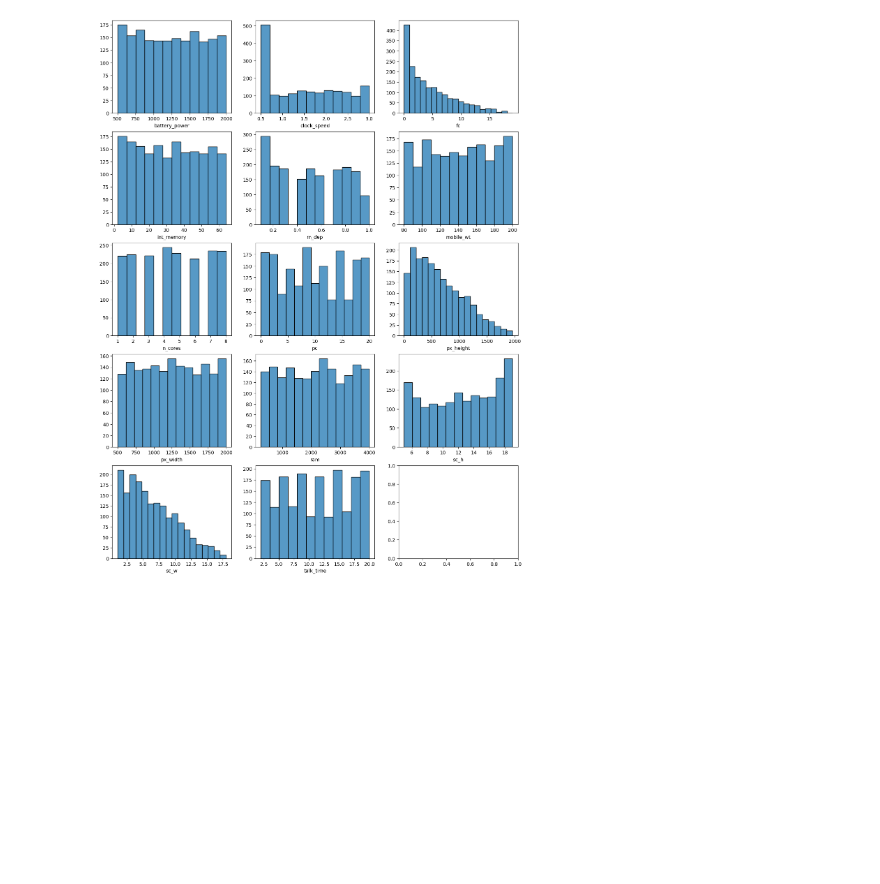
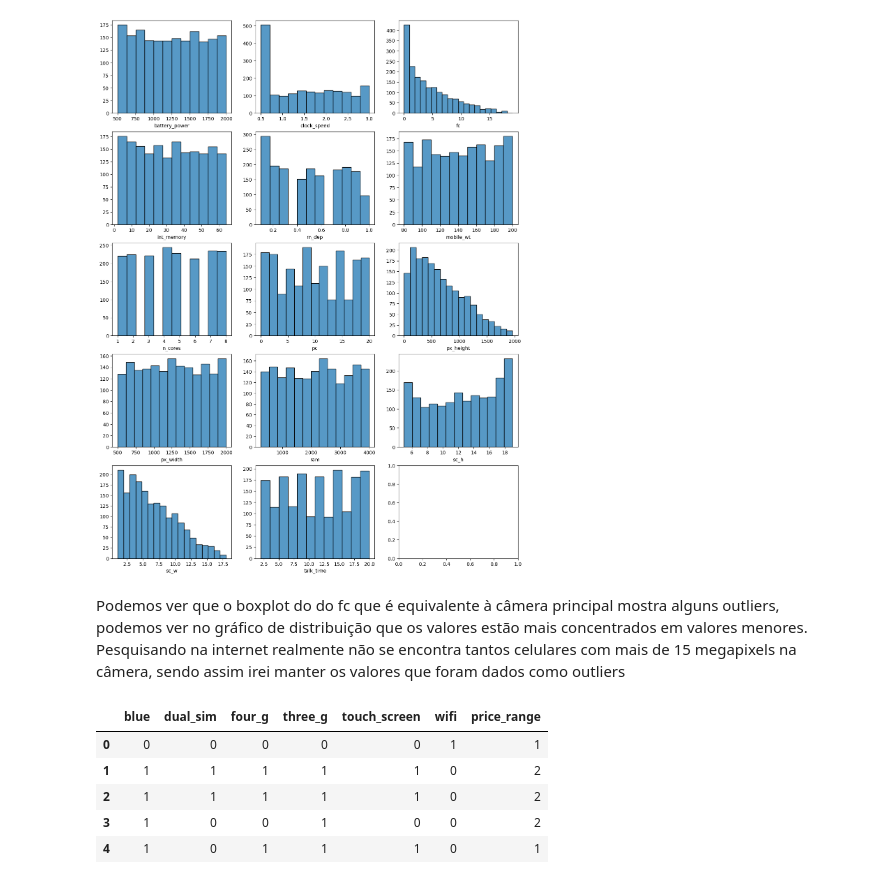
Before and after one commit to Gabriel07201/mobile_price_model_classifier, a Jupyter notebook: main.ipynb, the cells around one changed output. Drawn from its saved outputs; the diff is of its cells as text; code cells hidden in the pictures; blank space fills up the shorter version.

Commit message:
inicio
analise exploratória, e seleção de alguns modelos.

```diff
--- a/main.ipynb
+++ b/main.ipynb
@@ -129,3 +128,15 @@ for i, column in enumerate(quantitative_labels.columns):
 plt.show()
 # %% [output]
 [figure]
+# %% [markdown]
+Podemos ver que o boxplot do do fc que é equivalente à câmera principal mostra alguns outliers, podemos ver no gráfico de distribuição que os valores estão mais concentrados em valores menores. Pesquisando na internet realmente não se encontra tantos celulares com mais de 15 megapixels na câmera, sendo assim irei manter os valores que foram dados como outliers
+# %%
+qualitative_labels = df_train.drop(['battery_power', 'clock_speed', 'fc', 'int_memory', 'm_dep', 'mobile_wt', 'n_cores', 'pc', 'px_height', 'px_width', 'ram', 'sc_h', 'sc_w', 'talk_time'], axis=1)
+qualitative_labels.head()
+# %% [output]
+|  | blue | dual_sim | four_g | three_g | touch_screen | wifi | price_range |
+| 0 | 0 | 0 | 0 | 0 | 0 | 1 | 1 |
+| 1 | 1 | 1 | 1 | 1 | 1 | 0 | 2 |
+| 2 | 1 | 1 | 1 | 1 | 1 | 0 | 2 |
+| 3 | 1 | 0 | 0 | 1 | 0 | 0 | 2 |
+| 4 | 1 | 0 | 1 | 1 | 1 | 0 | 1 |
```
Also changed, not shown: parts of 16 cells of this notebook.
